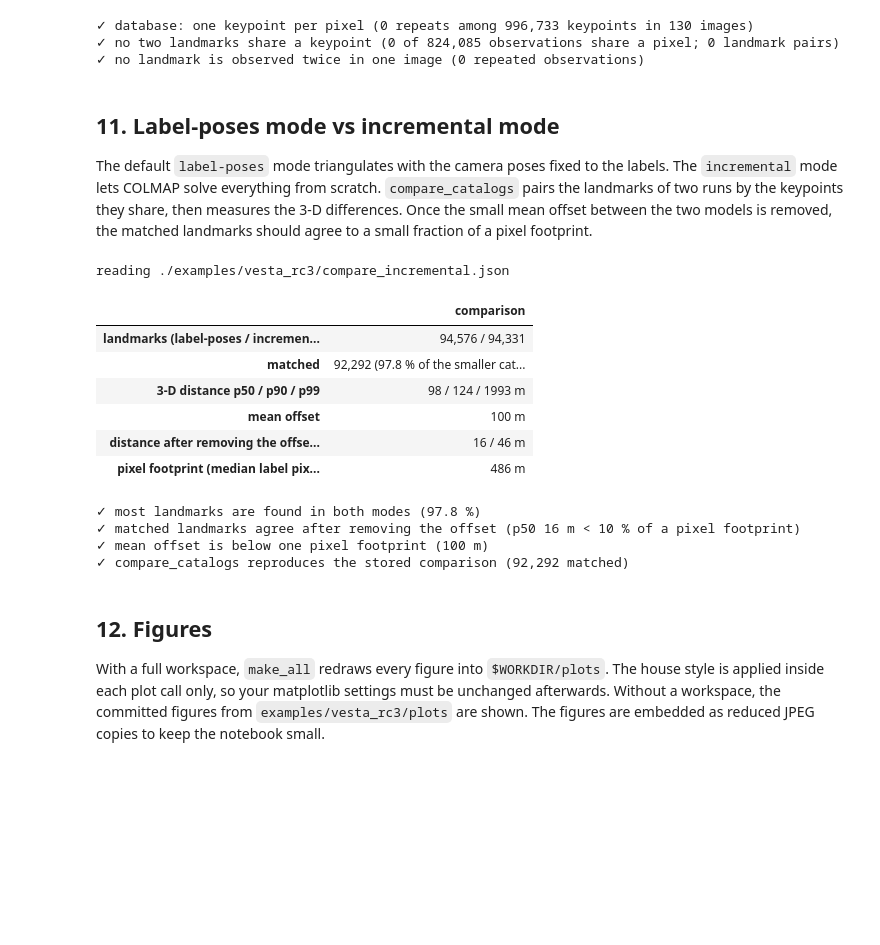
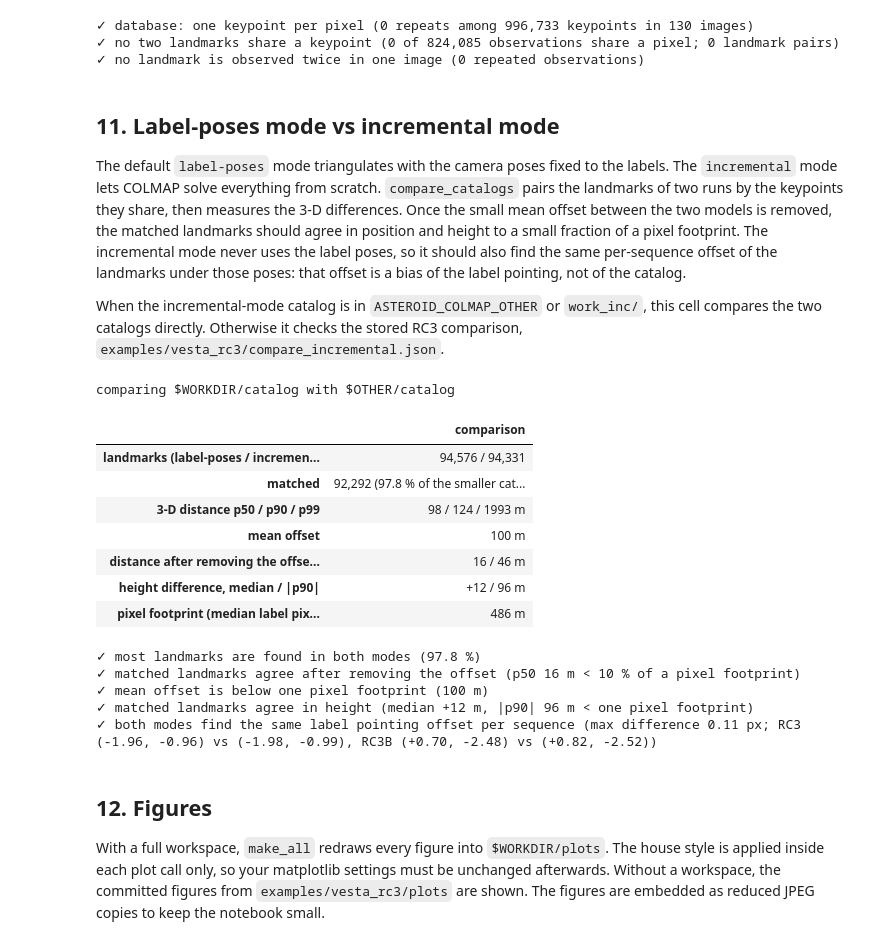
Before and after one commit to giovannifereoli/ASTEROID-COLMAP, a Jupyter notebook: notebooks/test_everything.ipynb, the cells around one changed output. Cells and saved outputs as stored; diff of their text form; code cells hidden in the pictures; blank space fills up the shorter version.

```diff
--- a/notebooks/test_everything.ipynb
+++ b/notebooks/test_everything.ipynb
@@ -40,6 +58,11 @@ from IPython.display import Image, Markdown, display
 
 RUN_PIPELINE = False  # True: download the RC3 images and run every step into WORKDIR
 MAX_IMAGES = None     # with RUN_PIPELINE: e.g. 30 for a quicker, sparser run
+RUN_NAVIGATION = False  # True: build the maplets, download OPNAV_022 and redo sections 14-15 into WORKDIR
+NAV_RUNS = {
+    "opnav022": "15 new images from 2011-07-31, a week after RC3 (not in the catalog)",
+    "catalog": "the 130 catalog images, each matched without its own reference views",
+}
 
 pd.set_option("display.max_rows", 200)
 pd.set_option("display.max_colwidth", 120)
@@ -76,7 +99,6 @@ def check(name, ok, detail=""):
     status = "pass" if ok else "FAIL"
     CHECKS.append({"section": SECTION, "check": name, "status": status, "detail": detail})
     print("✓" if ok else "✗", name, f"({detail})" if detail else "")
-    return bool(ok)
 
 
 has_catalog = (WORKDIR / "catalog" / "landmarks.csv").exists()
@@ -585,52 +645,75 @@ else:
 The default `label-poses` mode triangulates with the camera poses fixed to the labels. The
 `incremental` mode lets COLMAP solve everything from scratch. `compare_catalogs` pairs the
 landmarks of two runs by the keypoints they share, then measures the 3-D differences. Once the
-small mean offset between the two models is removed, the matched landmarks should agree to a
-small fraction of a pixel footprint.
+small mean offset between the two models is removed, the matched landmarks should agree in
+position and height to a small fraction of a pixel footprint. The incremental mode never uses the
+label poses, so it should also find the same per-sequence offset of the landmarks under those poses:
+that offset is a bias of the label pointing, not of the catalog.
+
+When the incremental-mode catalog is in `ASTEROID_COLMAP_OTHER` or `work_inc/`, this cell compares
+the two catalogs directly. Otherwise it checks the stored RC3 comparison,
+`examples/vesta_rc3/compare_incremental.json`.
 # %%
 SECTION = "mode comparison"
 from asteroid_colmap.catalog import compare_catalogs
 
-cmp_path = next(p for p in (WORKDIR / "compare_incremental.json", EXAMPLE / "compare_incremental.json") if p.exists())
-cmp = json.loads(cmp_path.read_text())
+if FULL and (OTHER / "catalog" / "observations.csv").exists():
+    print(f"comparing {rel(CAT)} with {rel(OTHER / 'catalog')}")
+    cmp = compare_catalogs(CAT, OTHER / "catalog")
+else:
+    cmp_path = EXAMPLE / "compare_incremental.json"
+    print(f"second catalog not found: checking the stored RC3 comparison {rel(cmp_path)}")
+    cmp = json.loads(cmp_path.read_text())
+nan2 = [np.nan, np.nan]  # compare_catalogs leaves the statistics out when nothing matched
 n_a, n_b = cmp["num_landmarks"]
-frac = cmp["num_matched"] / min(n_a, n_b)
-p50, p90 = cmp["distance_minus_offset_km_p50_p90"]
-offset = float(np.linalg.norm(cmp["mean_offset_km"]))
+frac = cmp["num_matched"] / max(min(n_a, n_b), 1)
+p50, p90 = cmp.get("distance_minus_offset_km_p50_p90", nan2)
+offset = float(np.linalg.norm(cmp.get("mean_offset_km", nan2)))
+dh50, dh90 = cmp.get("height_difference_km_p50_absp90", nan2)
 gsd = float(cams.pixel_scale_km.median())
-print(f"reading {rel(cmp_path)}")
 display(pd.Series({
     "landmarks (label-poses / incremental)": f"{n_a:,} / {n_b:,}",
     "matched": f"{cmp['num_matched']:,} ({100 * frac:.1f} % of the smaller catalog)",
-    "3-D distance p50 / p90 / p99": " / ".join(f"{1000 * d:.0f}" for d in cmp["distance_km_p50_p90_p99"]) + " m",
+    "3-D distance p50 / p90 / p99": " / ".join(f"{1000 * d:.0f}" for d in cmp.get("distance_km_p50_p90_p99", [np.nan] * 3)) + " m",
     "mean offset": f"{1000 * offset:.0f} m",
     "distance after removing the offset, p50 / p90": f"{1000 * p50:.0f} / {1000 * p90:.0f} m",
+    "height difference, median / |p90|": f"{1000 * dh50:+.0f} / {1000 * dh90:.0f} m",
     "pixel footprint (median label pixel scale)": f"{1000 * gsd:.0f} m",
 }, name="comparison").to_frame())
 
 check("most landmarks are found in both modes", frac > 0.85, f"{100 * frac:.1f} %")
 check("matched landmarks agree after removing the offset", p50 < 0.1 * gsd, f"p50 {1000 * p50:.0f} m < 10 % of a pixel footprint")
 check("mean offset is below one pixel footprint", offset < gsd, f"{1000 * offset:.0f} m")
-if FULL and (OTHER / "catalog" / "observations.csv").exists():
-    fresh = compare_catalogs(CAT, OTHER / "catalog")
-    same = (fresh["num_matched"] == cmp["num_matched"]
-            and np.allclose(fresh["distance_minus_offset_km_p50_p90"], cmp["distance_minus_offset_km_p50_p90"]))
-    check("compare_catalogs reproduces the stored comparison", same, f"{fresh['num_matched']:,} matched")
+check("matched landmarks agree in height", abs(dh50) < 0.1 * gsd and dh90 < gsd,
+      f"median {1000 * dh50:+.0f} m, |p90| {1000 * dh90:.0f} m < one pixel footprint")
+
+other_summary = OTHER / "catalog" / "summary.json"
+if not (FULL and other_summary.exists()):
+    other_summary = EXAMPLE / "summary_incremental.json"
+key = "label_pointing_offset_by_sequence_px"
+mine, theirs = summary.get(key), json.loads(other_summary.read_text()).get(key)
+if mine and theirs and set(mine) == set(theirs):
+    gap = max(abs(x - y) for s in mine for x, y in zip(mine[s], theirs[s]))
+    check("both modes find the same label pointing offset per sequence", gap < 0.25,
+          f"max difference {gap:.2f} px; " + ", ".join(
+              f"{s} ({mine[s][0]:+.2f}, {mine[s][1]:+.2f}) vs ({theirs[s][0]:+.2f}, {theirs[s][1]:+.2f})" for s in mine))
 else:
-    print("second catalog not found: the stored comparison is not recomputed")
+    print(f"{rel(other_summary)} has no {key}: skipped")
 # %% [output]
-reading ./examples/vesta_rc3/compare_incremental.json
+comparing $WORKDIR/catalog with $OTHER/catalog
 |  | comparison |
 | landmarks (label-poses / incremen... | 94,576 / 94,331 |
 | matched | 92,292 (97.8 % of the smaller cat... |
 | 3-D distance p50 / p90 / p99 | 98 / 124 / 1993 m |
 | mean offset | 100 m |
 | distance after removing the offse... | 16 / 46 m |
+| height difference, median / |p90| | +12 / 96 m |
 | pixel footprint (median label pix... | 486 m |
 ✓ most landmarks are found in both modes (97.8 %)
 ✓ matched landmarks agree after removing the offset (p50 16 m < 10 % of a pixel footprint)
 ✓ mean offset is below one pixel footprint (100 m)
-✓ compare_catalogs reproduces the stored comparison (92,292 matched)
+✓ matched landmarks agree in height (median +12 m, |p90| 96 m < one pixel footprint)
+✓ both modes find the same label pointing offset per sequence (max difference 0.11 px; RC3 (-1.96, -0.96) vs (-1.98, -0.99), RC3B (+0.70, -2.48) vs (+0.82, -2.52))
 # %% [markdown]
 ## 12. Figures
 
```
Also changed, not shown: parts of 19 cells of this notebook, 38 other files.
